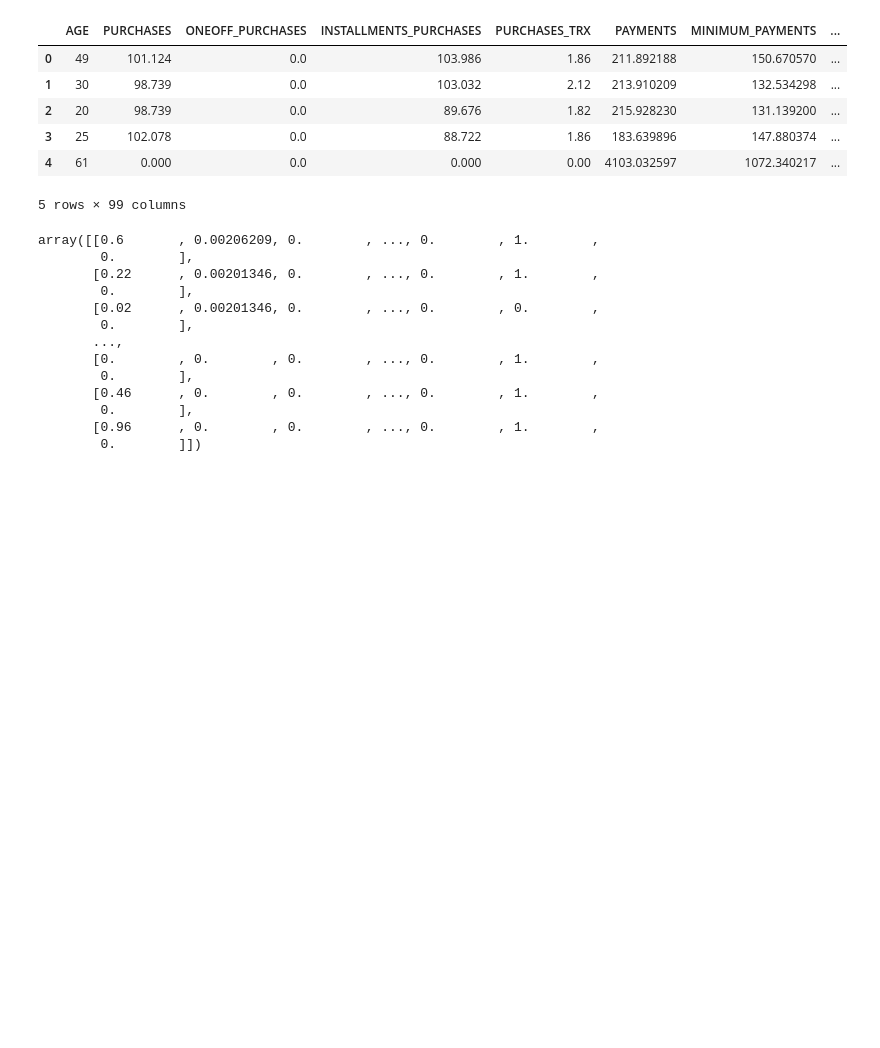
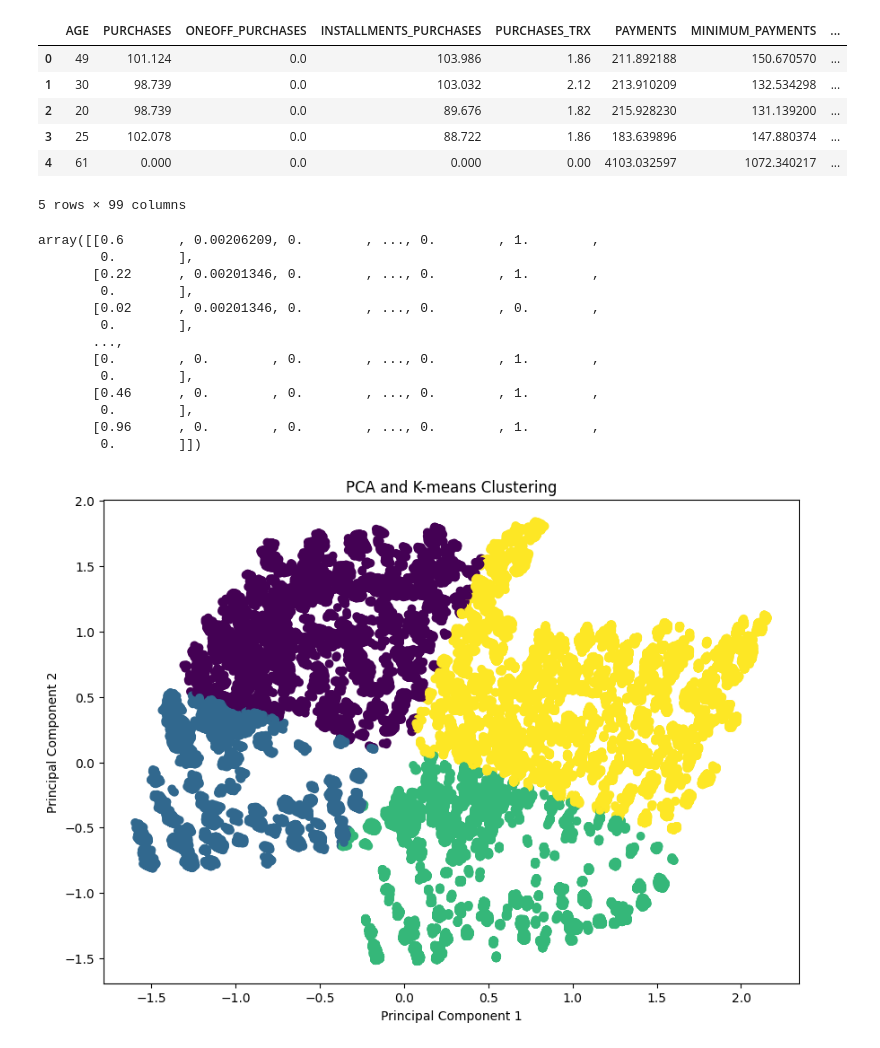
Before and after one commit to Akashdesh0801/My_repo, a Jupyter notebook: BFSI_FINAL.ipynb, the cells around one changed output. Drawn from its saved outputs; the diff is of its cells as text; code cells hidden in the pictures; blank space fills up the shorter version.

```diff
--- a/BFSI_FINAL.ipynb
+++ b/BFSI_FINAL.ipynb
@@ -220,3 +220,36 @@ array([[0.6       , 0.00206209, 0.        , ..., 0.        , 1.        ,
         0.        ],
        [0.96      , 0.        , 0.        , ..., 0.        , 1.        ,
         0.        ]])
+# %%
+import pandas as pd
+import matplotlib.pyplot as plt
+from sklearn.decomposition import PCA
+from sklearn.cluster import KMeans
+
+# Assuming X_Train_scaled is already defined and scaled
+
+# Initialize PCA with the number of components you want
+pca = PCA(n_components=2)
+
+# Fit and transform the scaled training data
+X_Train_pca = pca.fit_transform(X_Train_scaled)
+
+# Convert the PCA result to a DataFrame
+X_Train_pca_df = pd.DataFrame(X_Train_pca, columns=['PC1', 'PC2'])
+
+# Perform K-means clustering
+kmeans = KMeans(n_clusters=4)  # Adjust the number of clusters as needed
+kmeans.fit(X_Train_pca_df)
+
+# Add the cluster labels to the DataFrame
+X_Train_pca_df['Cluster'] = kmeans.labels_
+
+# Plot the clusters
+plt.figure(figsize=(10, 7))
+plt.scatter(X_Train_pca_df['PC1'], X_Train_pca_df['PC2'], c=X_Train_pca_df['Cluster'], cmap='viridis')
+plt.xlabel('Principal Component 1')
+plt.ylabel('Principal Component 2')
+plt.title('PCA and K-means Clustering')
+plt.show()
+# %% [output]
+[figure, added]
```
